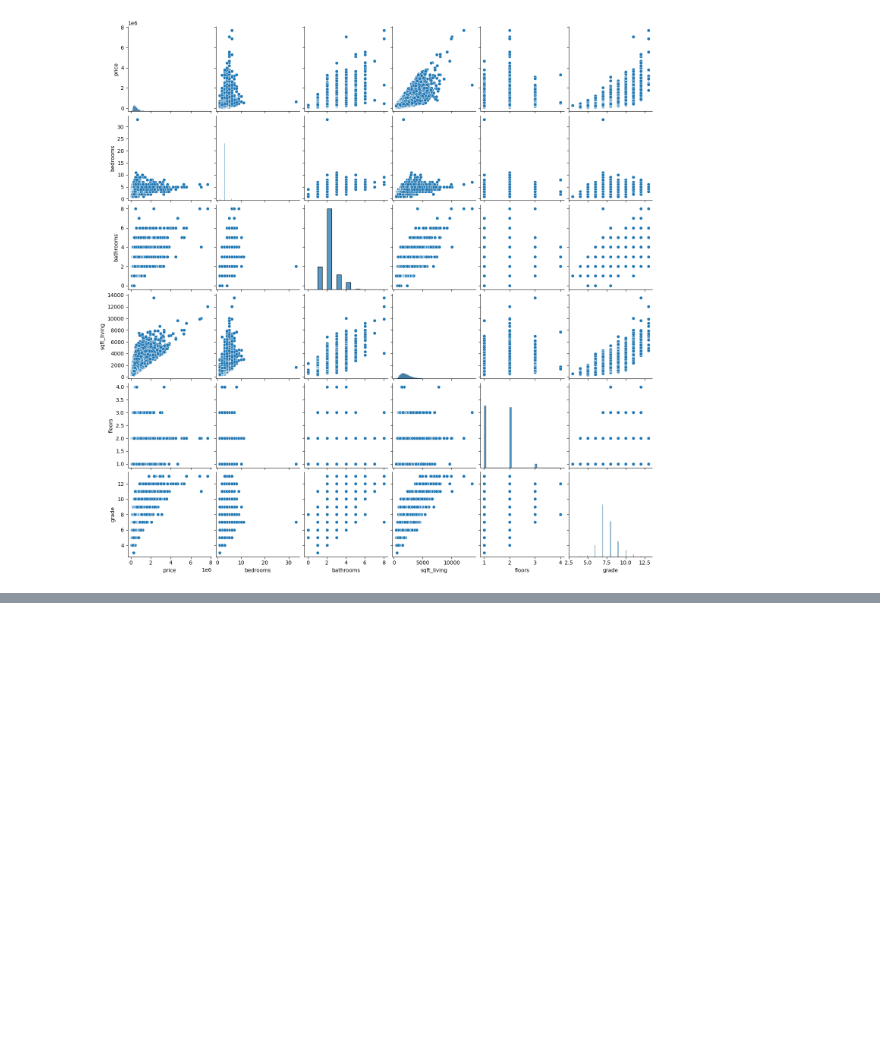
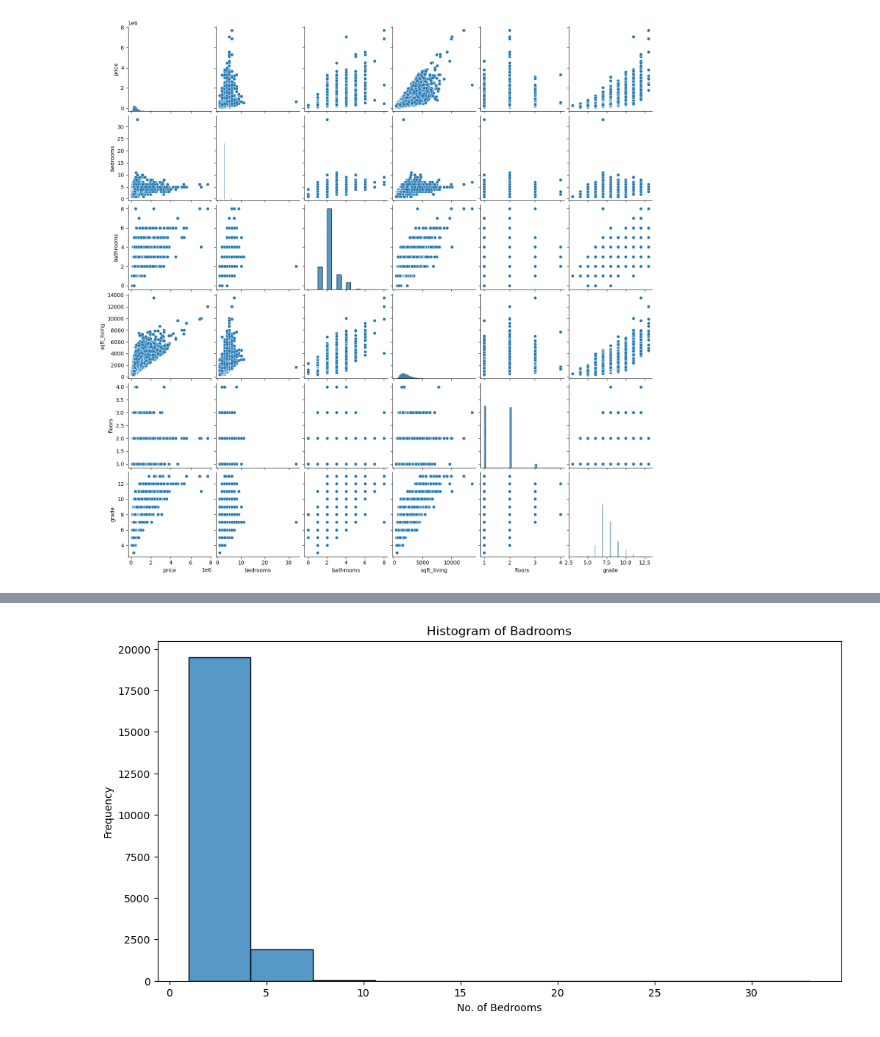
Before and after one commit to lchep2024/phase_2_project, a Jupyter notebook: members/joan.ipynb, the cells around one changed output, grey strips where cells are left out. Saved outputs shown, nothing was run; the diff lists cells and outputs as text; code cells hidden in the pictures; blank space fills up the shorter version.

```diff
--- a/members/joan.ipynb
+++ b/members/joan.ipynb
@@ -470,0 +499,11 @@ Plot a box plot of the numeric_df to check for outliers ...
+# %%
+#data distribution in the bedrom column
+
+plt.figure(figsize =(12,6))
+sns.histplot(df['bedrooms'], bins = 10, kde= False)
+plt.title('Histogram of Badrooms')
+plt.xlabel('No. of Bedrooms')
+plt.ylabel('Frequency')
+plt.show()
+# %% [output]
+[figure, added]
```
Also changed, not shown: parts of 26 cells of this notebook.
